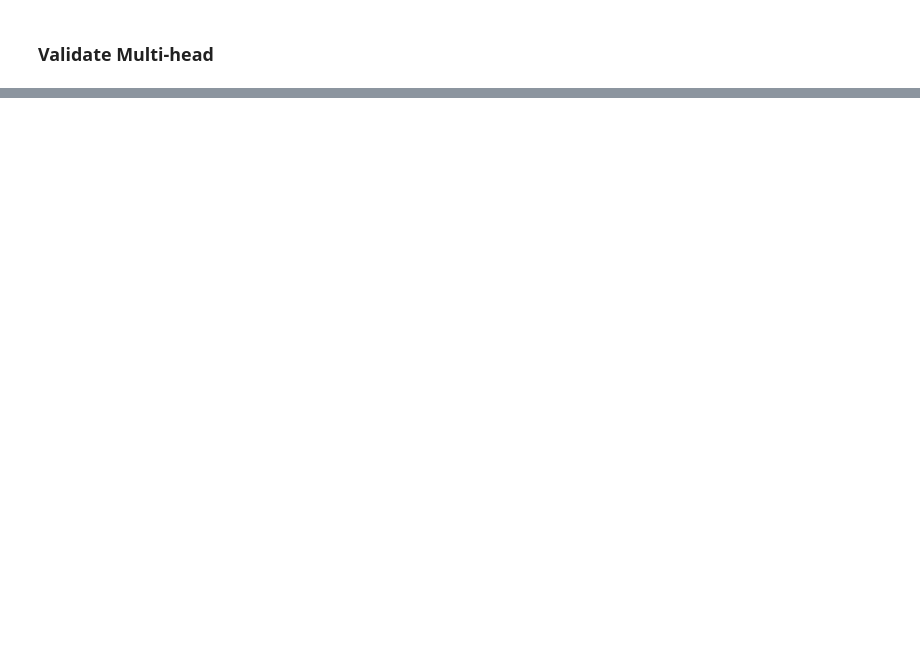
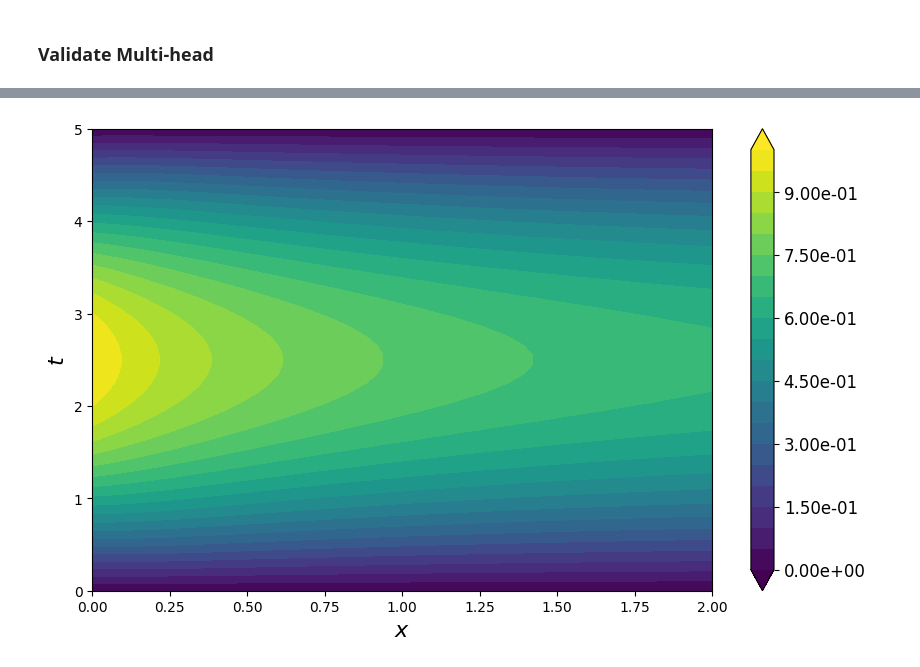
Before and after one commit to esemsc-dda24/PTL-PINNs, a Jupyter notebook: ptlpinns/results/PDEs/KPP_Fisher.ipynb, the cells around one changed output, grey strips where cells are left out. Cells and saved outputs as stored; diff of their text form; code cells hidden in the pictures; blank space fills up the shorter version.

Commit message:
first PDE results for the KPP Fisher

```diff
--- a/ptlpinns/results/PDEs/KPP_Fisher.ipynb
+++ b/ptlpinns/results/PDEs/KPP_Fisher.ipynb
@@ -412,0 +86,17 @@ pertubation_error_for_truncated_function_complete(p, forcing=forcing, H_dict=H_d
+# %%
+# KPP Fisher
+epsilons = [epsilon]
+
+def u_0_function(x):
+    return (np.sin(np.pi * x / L))
+
+u_0 = [u_0_function for _ in range(len(epsilons))]
+forcing = [lambda x, t: 0 for _ in range(len(epsilons))]
+bcs = [[lambda t: 0, lambda t: 0] for _ in range(len(epsilons))]
+polynomial = [lambda u: -u + u**2 for _ in range(len(epsilons))]
+
+result_kpp = numerical.solution_KPP(epsilons, D, polynomial, x_span, t_span, Nx, Nt, u_0, forcing, bcs).squeeze()
+# %%
+numerical.plot_solution_PDE(result_kpp, mesh_x, mesh_t, surface=False)
+# %% [output]
+[figure, added]
```
Also changed, not shown: parts of 45 cells of this notebook, 3 other files.
